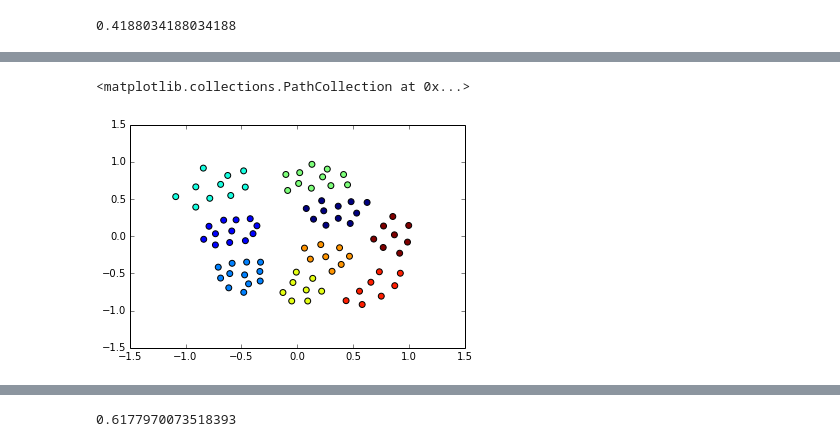
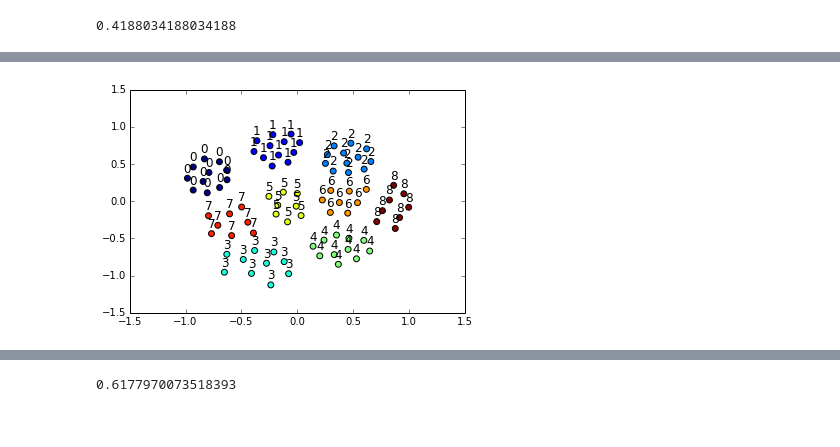
Before and after one commit to bradtaylor/thesis, a Jupyter notebook: clustering/GraphTest.ipynb, the cells around one changed output, grey strips where cells are left out. Saved outputs shown, nothing was run; the diff lists cells and outputs as text; code cells hidden in the pictures.

Commit message:
Got clustering plots and evaluations as part of every output.

```diff
--- a/clustering/GraphTest.ipynb
+++ b/clustering/GraphTest.ipynb
@@ -86,6 +90,9 @@ nx.draw_networkx(D, pos=fas, with_labels=False, node_color=values, node_size=35)
-# %%
-truth = distance.index.labels[1]
-nx.draw_networkx_nodes(D, pos=fas, with_labels=False, node_color=truth, node_size=35)
-# %% [output]
-<matplotlib.collections.PathCollection at 0x...>
-[figure, removed]
+# %%
+truth = distance.index.labels[1]
+nx.draw_networkx_nodes(D, pos=fas, node_color=truth, node_size=35)
+truth_labels = dict({(i,truth[i]) for i in xrange(len(truth))})
+label_pos = {k:[v[0], v[1]+0.13] for k, v in fas.iteritems()}
+nx.draw_networkx_labels(D, pos=label_pos, label_pos=0.3, labels=truth_labels)
+plt.show()
+# %% [output]
+[figure, added]
```
Also changed, not shown: parts of 18 cells of this notebook.
